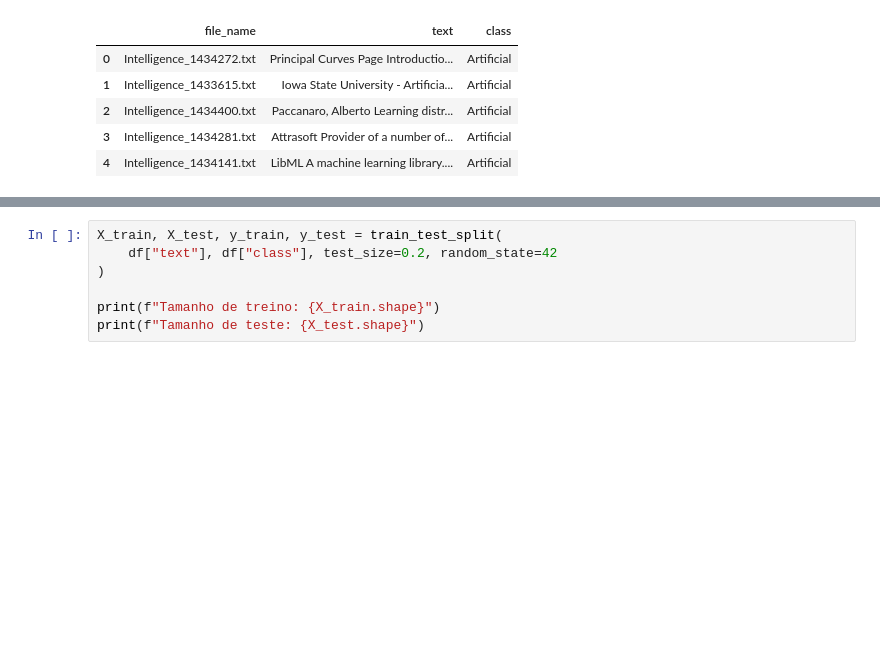
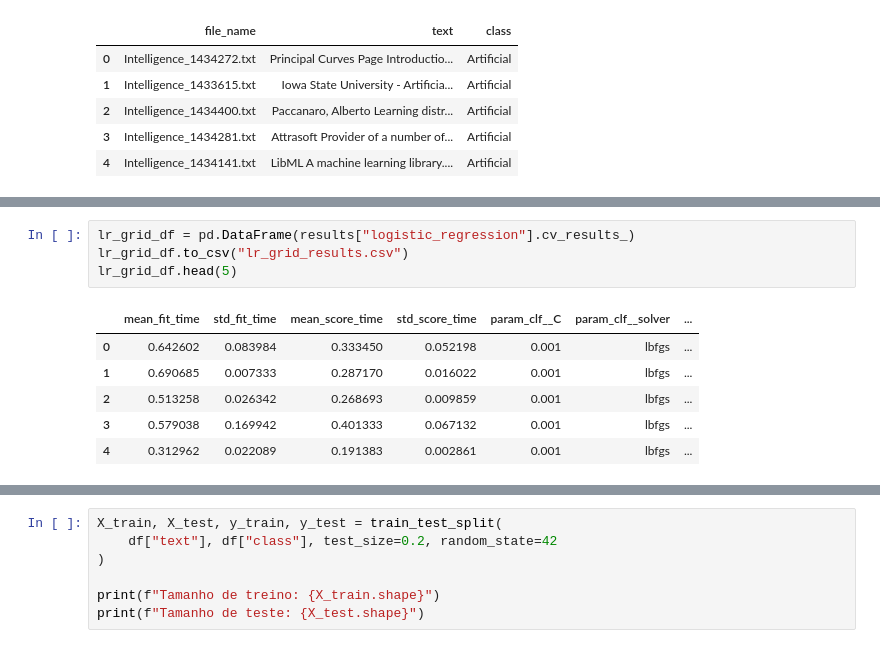
Before and after one commit to renneruan/projetos-nlp, a Jupyter notebook: Atividade_3/text_classifier.ipynb, the cells around one changed output, grey strips where cells are left out. Saved outputs shown, nothing was run; the diff lists cells and outputs as text; blank space fills up the shorter version.

```diff
--- a/Atividade_3/text_classifier.ipynb
+++ b/Atividade_3/text_classifier.ipynb
@@ -52,0 +50,11 @@ results
+# %%
+lr_grid_df = pd.DataFrame(results["logistic_regression"].cv_results_)
+lr_grid_df.to_csv("lr_grid_results.csv")
+lr_grid_df.head(5)
+# %% [output]
+|  | mean_fit_time | std_fit_time | mean_score_time | std_score_time | param_clf__C | param_clf__solver | ... |
+| 0 | 0.642602 | 0.083984 | 0.333450 | 0.052198 | 0.001 | lbfgs | ... |
+| 1 | 0.690685 | 0.007333 | 0.287170 | 0.016022 | 0.001 | lbfgs | ... |
+| 2 | 0.513258 | 0.026342 | 0.268693 | 0.009859 | 0.001 | lbfgs | ... |
+| 3 | 0.579038 | 0.169942 | 0.401333 | 0.067132 | 0.001 | lbfgs | ... |
+| 4 | 0.312962 | 0.022089 | 0.191383 | 0.002861 | 0.001 | lbfgs | ... |
```
Also changed, not shown: parts of 4 cells of this notebook, 3 other files.
